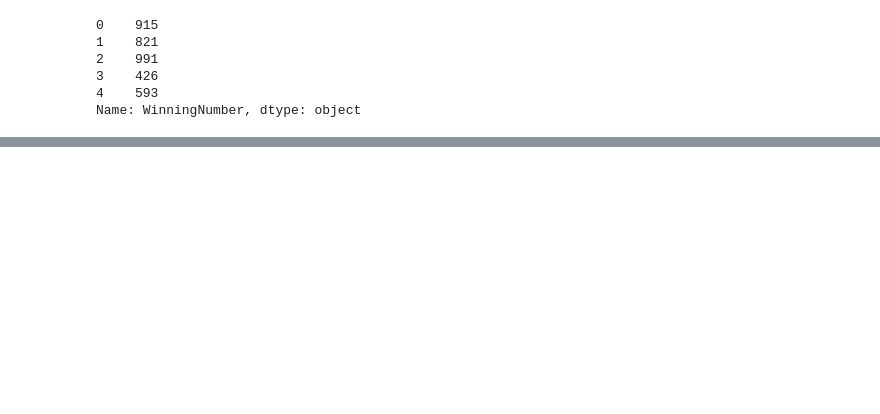
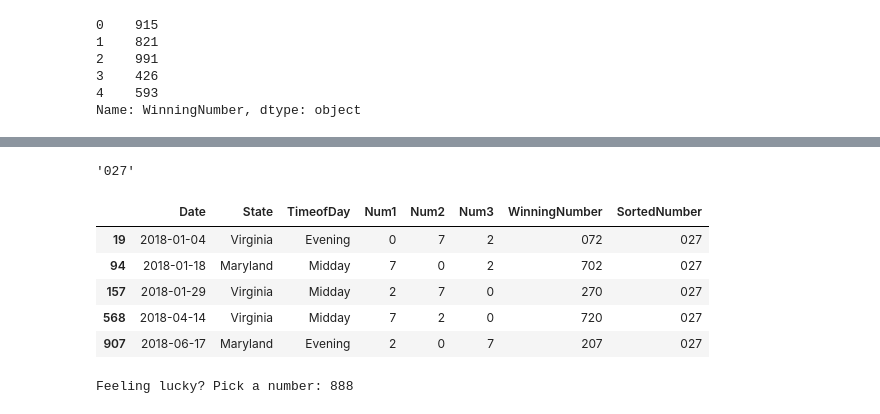
Before and after one commit to credmond219/project1, a Jupyter notebook: lottery.ipynb, the cells around one changed output, grey strips where cells are left out. Cells and saved outputs as stored; diff of their text form; code cells hidden in the pictures; blank space fills up the shorter version.

```diff
--- a/lottery.ipynb
+++ b/lottery.ipynb
@@ -207,10 +89,0 @@ plt.pie(sizes, explode=explode, labels=labels, colors=colors,
-# %%
-import numpy as np
-x_limit = 100
-# List of values from 0 to 100 each value being 1 greater than the last
-x_axis = np.arange(5, x_limit, 5)
-
-# Create a random array of data that we will use for our y values
-pick3 = [random.random() for value in x_axis]
-plt.scatter(x_axis, pick3, marker="o", facecolors="red", edgecolors="black",
-            s=x_axis, alpha=0.75)
@@ -268,12 +89,0 @@ num1_freq
-# %%
-test_x = []
-number = []
-for index, row in test.iterrows():
-    number.append(row[1])
-    if 13<row[1]>10:
-        test_x.append('hot')
-    elif 9<row[1]>5:
-        test_x.append("warm")
-    else:
-        test_x.append("cold")
-test_x
@@ -279,0 +149,27 @@ test_x
+# %%
+#Generator for Sorted Number
+gen_box_pick3 = ''.join(sorted([g for g in gen_pick3]))
+gen_box_pick3
+# %% [output]
+'027'
+# %%
+box = pick3.loc[pick3['SortedNumber'] == gen_box_pick3]
+box.head()
+# %% [output]
+|  | Date | State | TimeofDay | Num1 | Num2 | Num3 | WinningNumber | SortedNumber |
+| 19 | 2018-01-04 | Virginia | Evening | 0 | 7 | 2 | 072 | 027 |
+| 94 | 2018-01-18 | Maryland | Midday | 7 | 0 | 2 | 702 | 027 |
+| 157 | 2018-01-29 | Virginia | Midday | 2 | 7 | 0 | 270 | 027 |
+| 568 | 2018-04-14 | Virginia | Midday | 7 | 2 | 0 | 720 | 027 |
+| 907 | 2018-06-17 | Maryland | Evening | 2 | 0 | 7 | 207 | 027 |
+# %%
+# Feeling lucky? Pick a number (Pick3)
+
+user_num = input('Feeling lucky? Pick a number: ')
+
+user_num
+
+straight_user_pick3 = user_num
+box_user_pick3 = ''.join(sorted(user_num))
+# %% [output]
+Feeling lucky? Pick a number: 888
```
Also changed, not shown: parts of 52 cells of this notebook, 5 other files.
